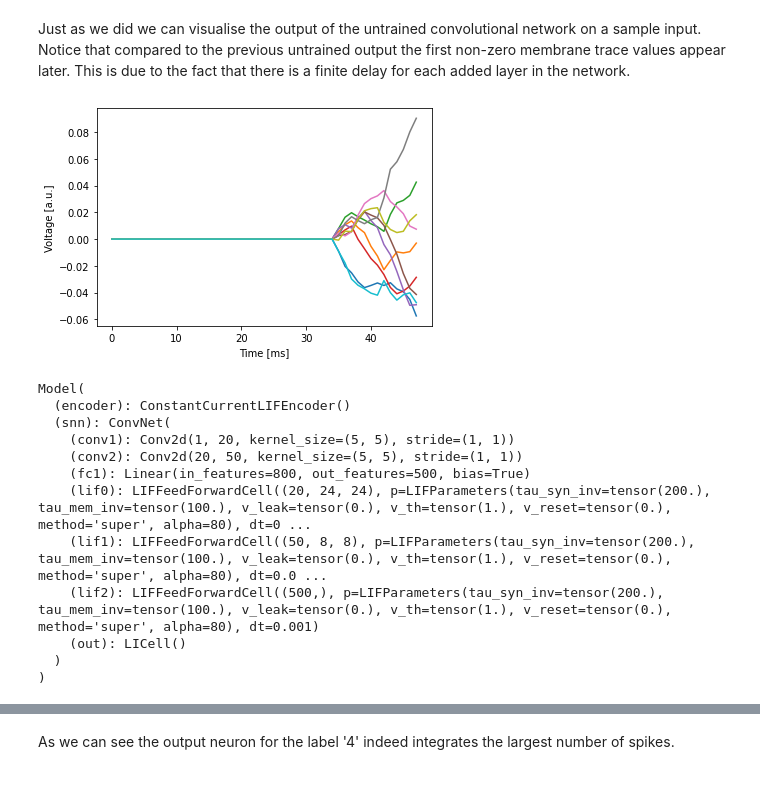
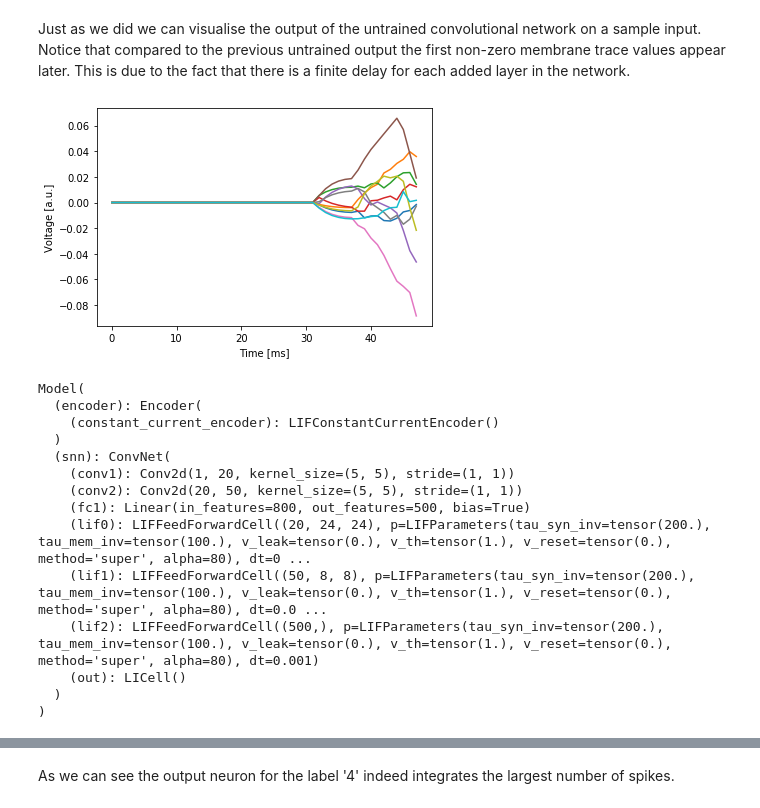
Before and after one commit to norse/norse, a Jupyter notebook: notebooks/norse_tutorial.ipynb, the cells around one changed output, grey strips where cells are left out. Drawn from its saved outputs; the diff is of its cells as text; code cells hidden in the pictures.

Commit message:
Renamed parameters -> p

```diff
--- a/notebooks/norse_tutorial.ipynb
+++ b/notebooks/norse_tutorial.ipynb
@@ -102,3 +114,17 @@ from norse.torch.module.encode import ConstantCurrentLIFEncoder
+# %%
+from norse.torch.module.lif import LIFConstantCurrentEncoder
+
+class Encoder(torch.nn.Module):
+    def __init__(self, seq_length, device, scale=1.0, p=LIFParameters()):
+        super(Encoder, self).__init__()
+        self.constant_current_encoder = LIFConstantCurrentEncoder(
+            seq_length=seq_length, device=device, p=p
+        )
+        self.scale = scale
+
+    def forward(self, x):
+        _, x = self.constant_current_encoder(self.scale * x)
+        return x
 # %% [markdown]
 We can easily visualise the effect of this choice of encoding on a sample image in the training data set
 # %%
@@ -582,14 +653,14 @@ class ConvNet(torch.nn.Module):
         self.fc1 = torch.nn.Linear(self.features * self.features * 50, 500)
         self.lif0 = LIFFeedForwardCell(
             (20, feature_size - 4, feature_size - 4),
-            parameters=LIFParameters(method=method, alpha=alpha),
+            p=LIFParameters(method=method, alpha=alpha),
         )
         self.lif1 = LIFFeedForwardCell(
             (50, int((feature_size - 4) / 2) - 4, int((feature_size - 4) / 2) - 4),
-            parameters=LIFParameters(method=method, alpha=alpha),
+            p=LIFParameters(method=method, alpha=alpha),
         )
         self.lif2 = LIFFeedForwardCell(
-            (500,), parameters=LIFParameters(method=method, alpha=alpha)
+            (500,), p=LIFParameters(method=method, alpha=alpha)
         )
         self.out = LICell(500, 10)
 
@@ -601,7 +672,7 @@ class ConvNet(torch.nn.Module):
         s0 = self.lif0.initial_state(batch_size, device=x.device, dtype=x.dtype)
         s1 = self.lif1.initial_state(batch_size, device=x.device, dtype=x.dtype)
         s2 = self.lif2.initial_state(batch_size, device=x.device, dtype=x.dtype)
-        so = self.out.initial_state(device=x.device, dtype=x.dtype)
+        so = self.out.initial_state(batch_size,  device=x.device, dtype=x.dtype)
 
         voltages = torch.zeros(
             seq_length, batch_size, 10, device=x.device, dtype=x.dtype
@@ -638,17 +709,17 @@ output the first non-zero membrane trace values appear later. This is due to
 the fact that there is a finite delay for each added layer in the network.
 # %%
 T = 48
-example_encoder = ConstantCurrentLIFEncoder(T)
+example_encoder = Encoder(T, "cpu")
 example_input = example_encoder(img)
 example_snn = ConvNet()
 example_readout_voltages = example_snn(example_input.unsqueeze(1))
 
 plt.plot(example_readout_voltages.squeeze(1).detach().numpy())
 plt.ylabel('Voltage [a.u.]')
 plt.xlabel('Time [ms]')
 plt.show()
 # %% [output]
-[figure, old version]
+[figure, new version]
 # %%
 T = 48
 DEVICE = torch.device("cuda")
@@ -656,16 +727,18 @@ LR = 0.001
 EPOCHS = 20
 
 model = Model(
-    encoder=ConstantCurrentLIFEncoder(T),
+    encoder=Encoder(T, DEVICE),
     snn=ConvNet(alpha=80),
     decoder=decode
 ).to(DEVICE)
 
-optimizer = torch.optim.Adam(model.parameters(), lr=LR)
+optimizer = torch.optim.Adam(model.p(), lr=LR)
 model
 # %% [output]
 Model(
-  (encoder): ConstantCurrentLIFEncoder()
+  (encoder): Encoder(
+    (constant_current_encoder): LIFConstantCurrentEncoder()
+  )
   (snn): ConvNet(
     (conv1): Conv2d(1, 20, kernel_size=(5, 5), stride=(1, 1))
     (conv2): Conv2d(20, 50, kernel_size=(5, 5), stride=(1, 1))
```
Also changed, not shown: parts of 23 cells of this notebook, 28 other files.
